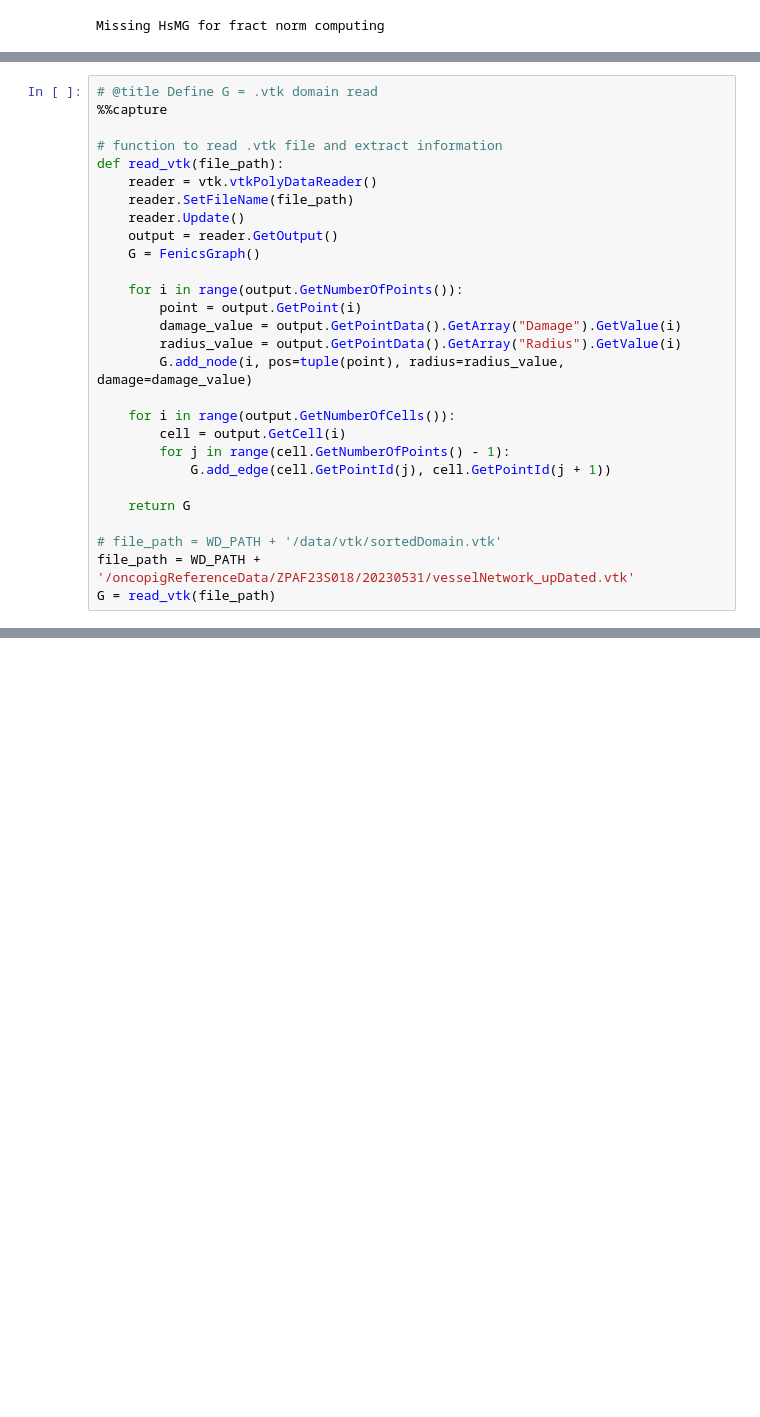
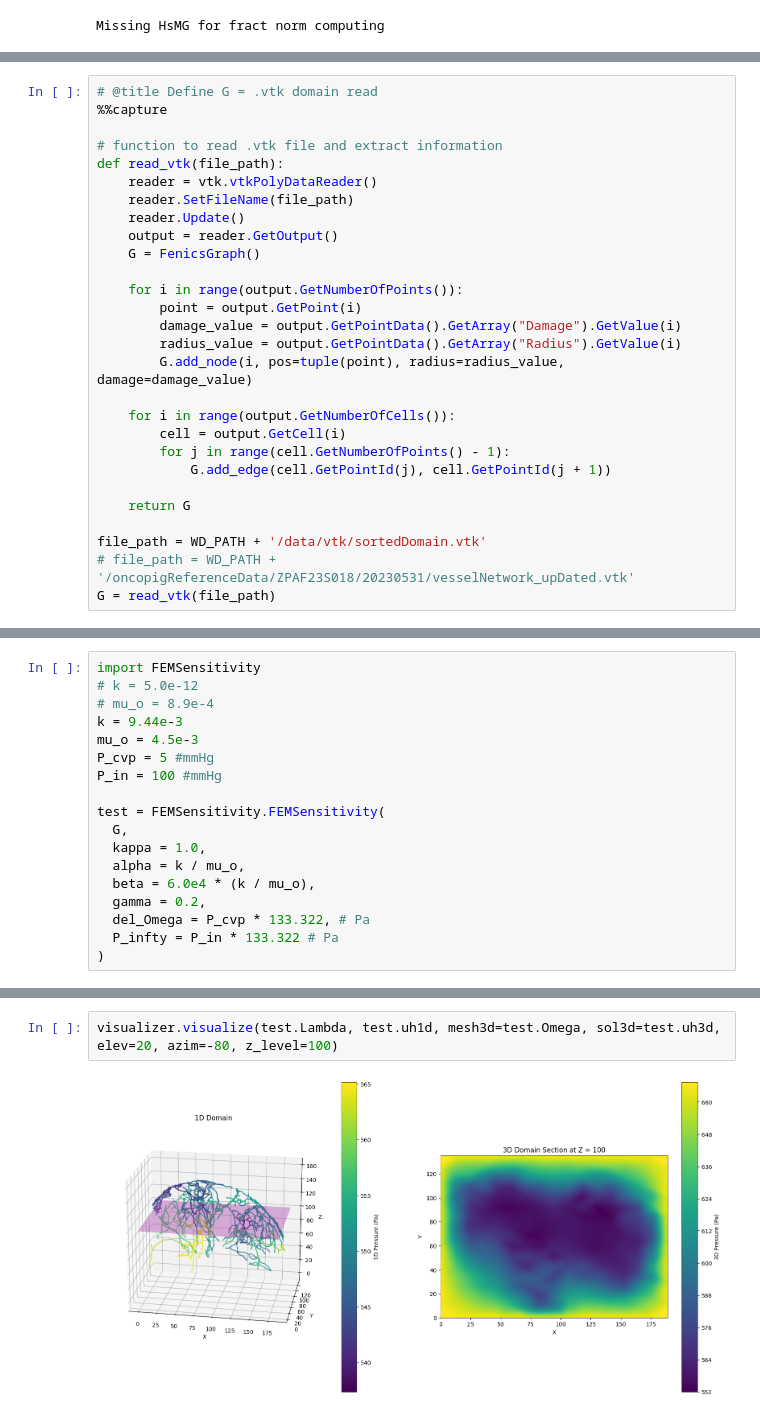
Before and after one commit to isosafrasaurus/3D-1D, a Jupyter notebook: 3D1D.ipynb, the cells around one changed output, grey strips where cells are left out. Saved outputs shown, nothing was run; the diff lists cells and outputs as text; blank space fills up the shorter version.

Commit message:
updated visualization module

```diff
--- a/3D1D.ipynb
+++ b/3D1D.ipynb
@@ -163,7 +196,7 @@ def read_vtk(file_path):
 
     return G
 
-# file_path = WD_PATH + '/data/vtk/sortedDomain.vtk'
-file_path = WD_PATH + '/oncopigReferenceData/ZPAF23S018/20230531/vesselNetwork_upDated.vtk'
+file_path = WD_PATH + '/data/vtk/sortedDomain.vtk'
+# file_path = WD_PATH + '/oncopigReferenceData/ZPAF23S018/20230531/vesselNetwork_upDated.vtk'
 G = read_vtk(file_path)
 # %%
@@ -271,0 +233,18 @@ test.save_vtk("test_results_2")
+# %%
+import FEMSensitivity
+# k = 5.0e-12
+# mu_o = 8.9e-4
+k = 9.44e-3
+mu_o = 4.5e-3
+P_cvp = 5 #mmHg
+P_in = 100 #mmHg
+
+test = FEMSensitivity.FEMSensitivity(
+  G,
+  kappa = 1.0,
+  alpha = k / mu_o,
+  beta = 6.0e4 * (k / mu_o),
+  gamma = 0.2,
+  del_Omega = P_cvp * 133.322, # Pa
+  P_infty = P_in * 133.322 # Pa
+)
@@ -271,0 +255,4 @@ test.save_vtk("test_results_2")
+# %%
+visualizer.visualize(test.Lambda, test.uh1d, mesh3d=test.Omega, sol3d=test.uh3d, elev=20, azim=-80, z_level=100)
+# %% [output]
+[figure, added]
```
Also changed, not shown: parts of 8 cells of this notebook, 14 other files.
